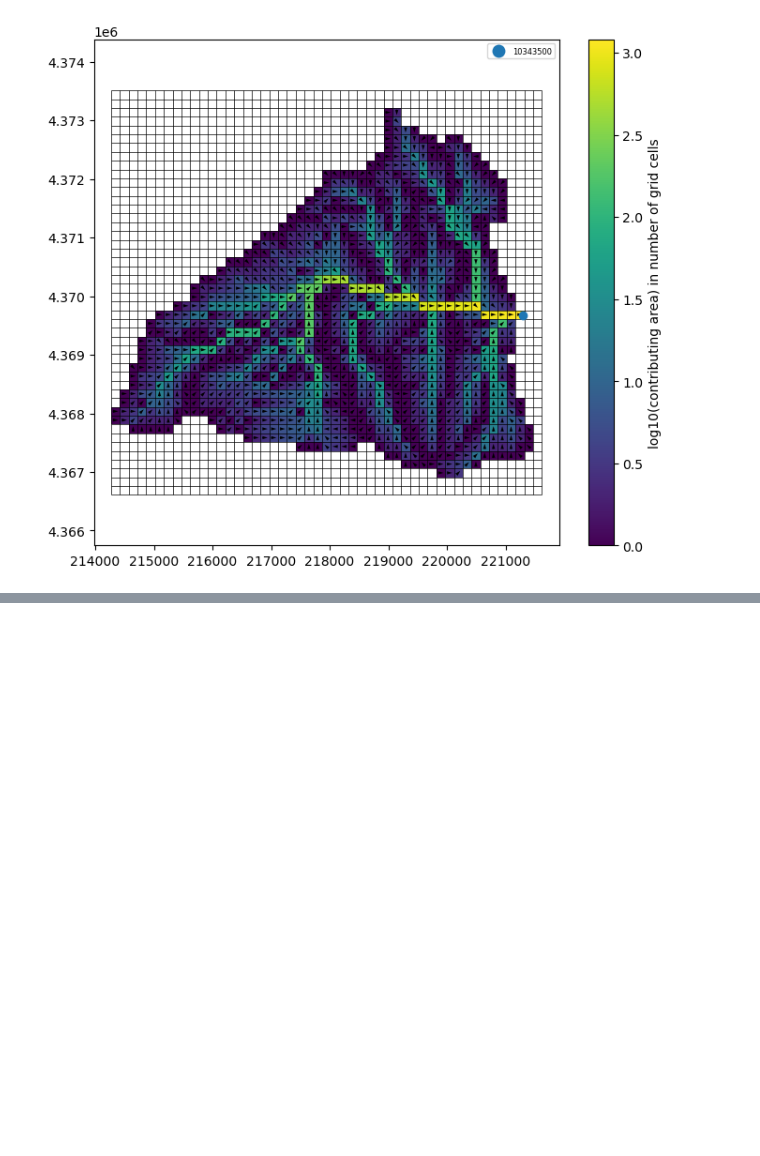
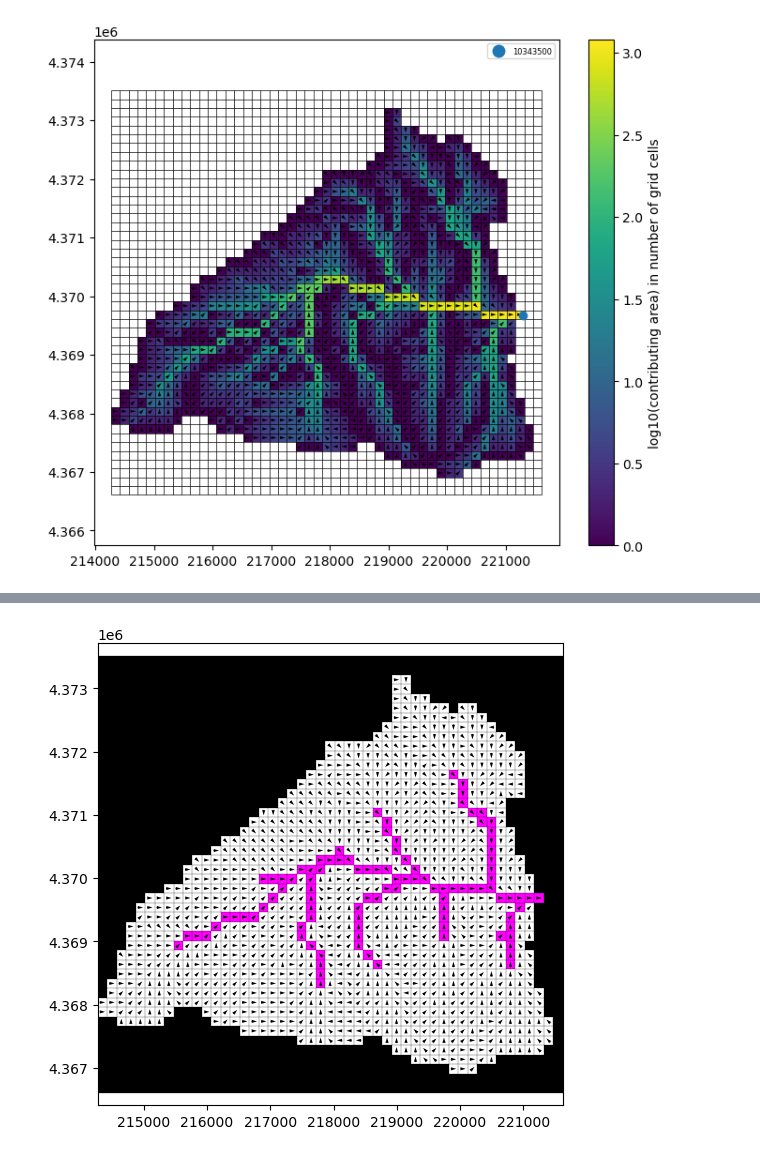
Before and after one commit to jlarsen-usgs/dany, a Jupyter notebook: examples/Generating_stream_networks.ipynb, the cells around one changed output, grey strips where cells are left out. Drawn from its saved outputs; the diff is of its cells as text; code cells hidden in the pictures; blank space fills up the shorter version.

Commit message:
Added GSFLOLW and MF2005 based stream delineation to notebook

```diff
--- a/examples/Generating_stream_networks.ipynb
+++ b/examples/Generating_stream_networks.ipynb
@@ -395,6 +395,7 @@ fdirs = fdobj.flow_directions()
 facc = fdobj.flow_accumulation(as_cells=True)
 qx, qy = fdobj.vectors
 watershed = fdobj.get_watershed_boundary(sitedf.geometry.values[0])
+sgrid._idomain = watershed
 # %% [markdown]
 Plot up the watershed, flow accumulation, and flow_directions
 # %%
@@ -414,0 +422,2 @@ plt.colorbar(pc, label="log10(contributing area) in number of grid cells");
+# %%
+sfr2005 = dany.Sfr2005(sgrid, fdobj)
@@ -414,0 +429,14 @@ plt.colorbar(pc, label="log10(contributing area) in number of grid cells");
+# %%
+contrib_area = 45  # upslope contributing grid cells in this example
+stream_array = sfr2005.delineate_streams(contrib_area)
+
+# plot the flow directions and flow accumulation array
+fig, ax = plt.subplots(figsize=(6, 6))
+ax.axis("equal")
+pmv = flopy.plot.PlotMapView(modelgrid=sgrid, ax=ax)
+pc = pmv.plot_array(stream_array, masked_values=[0], cmap="spring")
+pmv.plot_inactive()
+pmv.plot_vector(qx, qy)
+pmv.plot_grid(color="k", lw=0.2);
+# %% [output]
+[figure, added]
```
Also changed, not shown: parts of 20 cells of this notebook, 1 other file.
